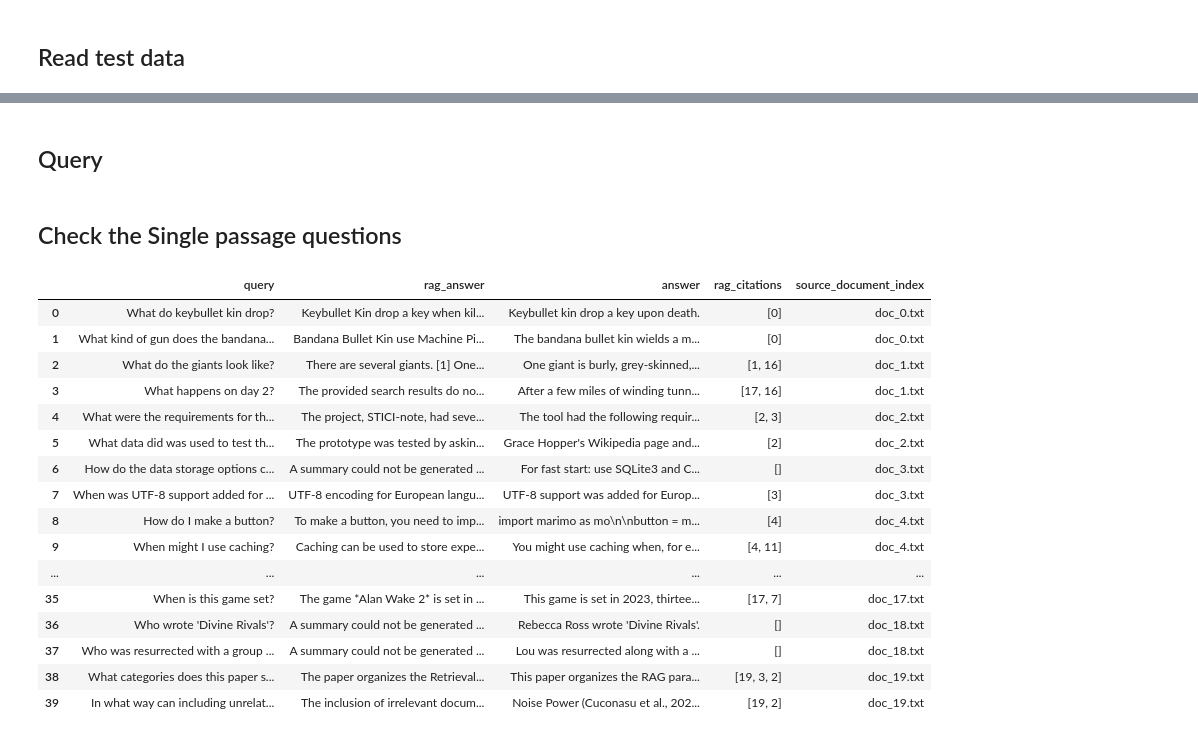
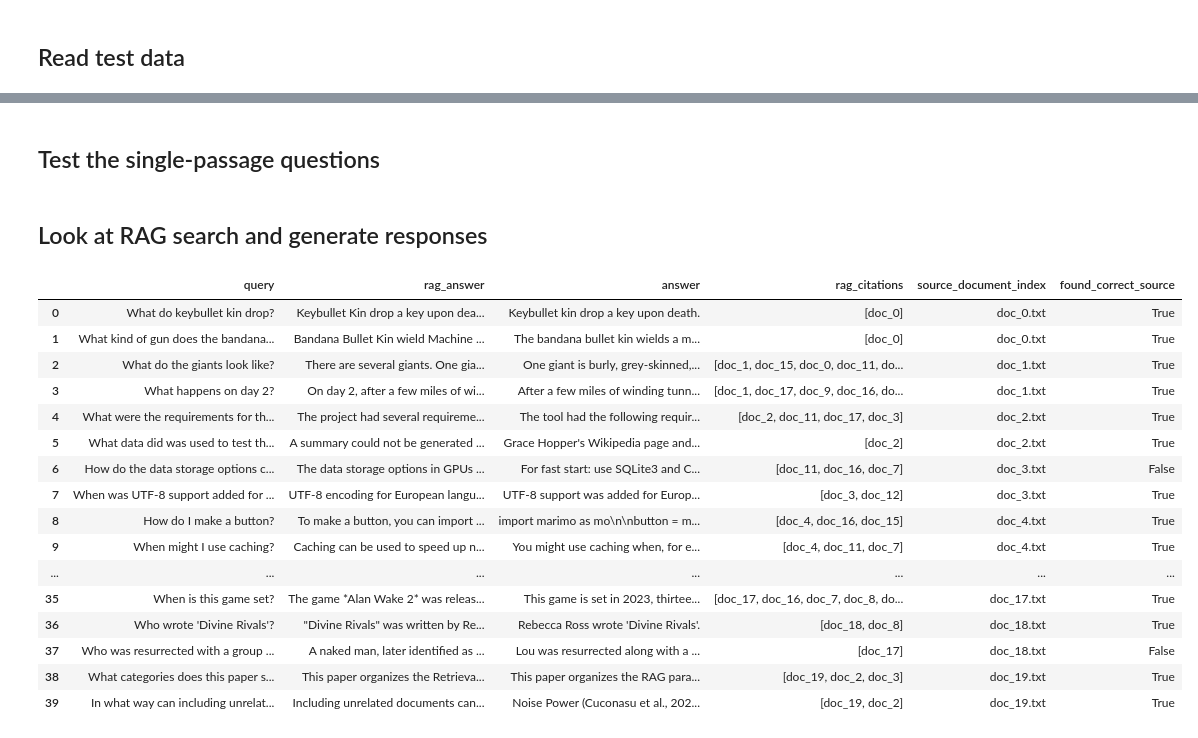
Before and after one commit to NumanticSolutions/rag_search, a Jupyter notebook: gcp_vertexai/S30_query_vertexai_searchapp.ipynb, the cells around one changed output, grey strips where cells are left out. Cells and saved outputs as stored; diff of their text form; code cells hidden in the pictures.

```diff
--- a/gcp_vertexai/S30_query_vertexai_searchapp.ipynb
+++ b/gcp_vertexai/S30_query_vertexai_searchapp.ipynb
@@ -140,9 +42,7 @@ df_spqs.head()
 # %% [markdown]
-## Query
+## Test the single-passage questions
 # %%
-search_app_id = "rag-tests-searchapp-v15"
+search_app_id = "rag-tests-searchapp-v26"
 gcp_project_number = "643773332888"
 gcp_location = "global"
-# %% [markdown]
-## Check the Single passage questions
 # %%
@@ -182,28 +80,27 @@ for idx in df_spqs.index:
 
 # Put results into a dataframe
 df_results = pd.DataFrame(data=result_rows)
+# %% [markdown]
+## Look at RAG search and generate responses
 # %%
-dir(test_querier)
-test_querier.response
-# test_querier.struct_data_df
-# test_querier.last_summary
-# test_querier.struct_data_df
+# Dataframe with results
+df_results.head()
 df_results
 # %% [output]
-|  | query | rag_answer | answer | rag_citations | source_document_index |
-| 0 | What do keybullet kin drop? | Keybullet Kin drop a key when kil... | Keybullet kin drop a key upon death. | [0] | doc_0.txt |
-| 1 | What kind of gun does the bandana... | Bandana Bullet Kin use Machine Pi... | The bandana bullet kin wields a m... | [0] | doc_0.txt |
-| 2 | What do the giants look like? | There are several giants. [1] One... | One giant is burly, grey-skinned,... | [1, 16] | doc_1.txt |
-| 3 | What happens on day 2? | The provided search results do no... | After a few miles of winding tunn... | [17, 16] | doc_1.txt |
-| 4 | What were the requirements for th... | The project, STICI-note, had seve... | The tool had the following requir... | [2, 3] | doc_2.txt |
-| 5 | What data did was used to test th... | The prototype was tested by askin... | Grace Hopper's Wikipedia page and... | [2] | doc_2.txt |
-| 6 | How do the data storage options c... | A summary could not be generated ... | For fast start: use SQLite3 and C... | [] | doc_3.txt |
-| 7 | When was UTF-8 support added for ... | UTF-8 encoding for European langu... | UTF-8 support was added for Europ... | [3] | doc_3.txt |
-| 8 | How do I make a button? | To make a button, you need to imp... | import marimo as mo\n\nbutton = m... | [4] | doc_4.txt |
-| 9 | When might I use caching? | Caching can be used to store expe... | You might use caching when, for e... | [4, 11] | doc_4.txt |
-| ... | ... | ... | ... | ... | ... |
-| 35 | When is this game set? | The game *Alan Wake 2* is set in ... | This game is set in 2023, thirtee... | [17, 7] | doc_17.txt |
-| 36 | Who wrote 'Divine Rivals'? | A summary could not be generated ... | Rebecca Ross wrote 'Divine Rivals'. | [] | doc_18.txt |
-| 37 | Who was resurrected with a group ... | A summary could not be generated ... | Lou was resurrected along with a ... | [] | doc_18.txt |
-| 38 | What categories does this paper s... | The paper organizes the Retrieval... | This paper organizes the RAG para... | [19, 3, 2] | doc_19.txt |
-| 39 | In what way can including unrelat... | The inclusion of irrelevant docum... | Noise Power (Cuconasu et al., 202... | [19, 2] | doc_19.txt |
+|  | query | rag_answer | answer | rag_citations | source_document_index | found_correct_source |
+| 0 | What do keybullet kin drop? | Keybullet Kin drop a key upon dea... | Keybullet kin drop a key upon death. | [doc_0] | doc_0.txt | True |
+| 1 | What kind of gun does the bandana... | Bandana Bullet Kin wield Machine ... | The bandana bullet kin wields a m... | [doc_0] | doc_0.txt | True |
+| 2 | What do the giants look like? | There are several giants. One gia... | One giant is burly, grey-skinned,... | [doc_1, doc_15, doc_0, doc_11, do... | doc_1.txt | True |
+| 3 | What happens on day 2? | On day 2, after a few miles of wi... | After a few miles of winding tunn... | [doc_1, doc_17, doc_9, doc_16, do... | doc_1.txt | True |
+| 4 | What were the requirements for th... | The project had several requireme... | The tool had the following requir... | [doc_2, doc_11, doc_17, doc_3] | doc_2.txt | True |
+| 5 | What data did was used to test th... | A summary could not be generated ... | Grace Hopper's Wikipedia page and... | [doc_2] | doc_2.txt | True |
+| 6 | How do the data storage options c... | The data storage options in GPUs ... | For fast start: use SQLite3 and C... | [doc_11, doc_16, doc_7] | doc_3.txt | False |
+| 7 | When was UTF-8 support added for ... | UTF-8 encoding for European langu... | UTF-8 support was added for Europ... | [doc_3, doc_12] | doc_3.txt | True |
+| 8 | How do I make a button? | To make a button, you can import ... | import marimo as mo\n\nbutton = m... | [doc_4, doc_16, doc_15] | doc_4.txt | True |
+| 9 | When might I use caching? | Caching can be used to speed up n... | You might use caching when, for e... | [doc_4, doc_11, doc_7] | doc_4.txt | True |
+| ... | ... | ... | ... | ... | ... | ... |
+| 35 | When is this game set? | The game *Alan Wake 2* was releas... | This game is set in 2023, thirtee... | [doc_17, doc_16, doc_7, doc_8, do... | doc_17.txt | True |
+| 36 | Who wrote 'Divine Rivals'? | "Divine Rivals" was written by Re... | Rebecca Ross wrote 'Divine Rivals'. | [doc_18, doc_8] | doc_18.txt | True |
+| 37 | Who was resurrected with a group ... | A naked man, later identified as ... | Lou was resurrected along with a ... | [doc_17] | doc_18.txt | False |
+| 38 | What categories does this paper s... | This paper organizes the Retrieva... | This paper organizes the RAG para... | [doc_19, doc_2, doc_3] | doc_19.txt | True |
+| 39 | In what way can including unrelat... | Including unrelated documents can... | Noise Power (Cuconasu et al., 202... | [doc_19, doc_2] | doc_19.txt | True |
```
Also changed, not shown: parts of 16 cells of this notebook, 10 other files.
